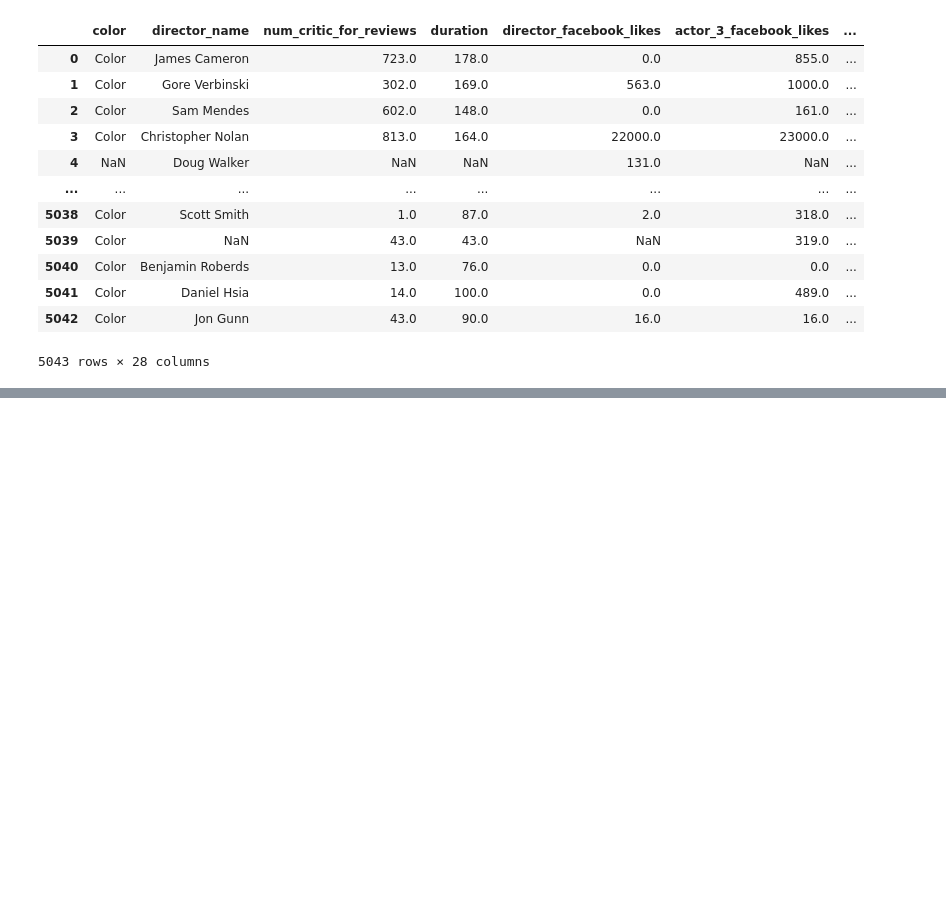
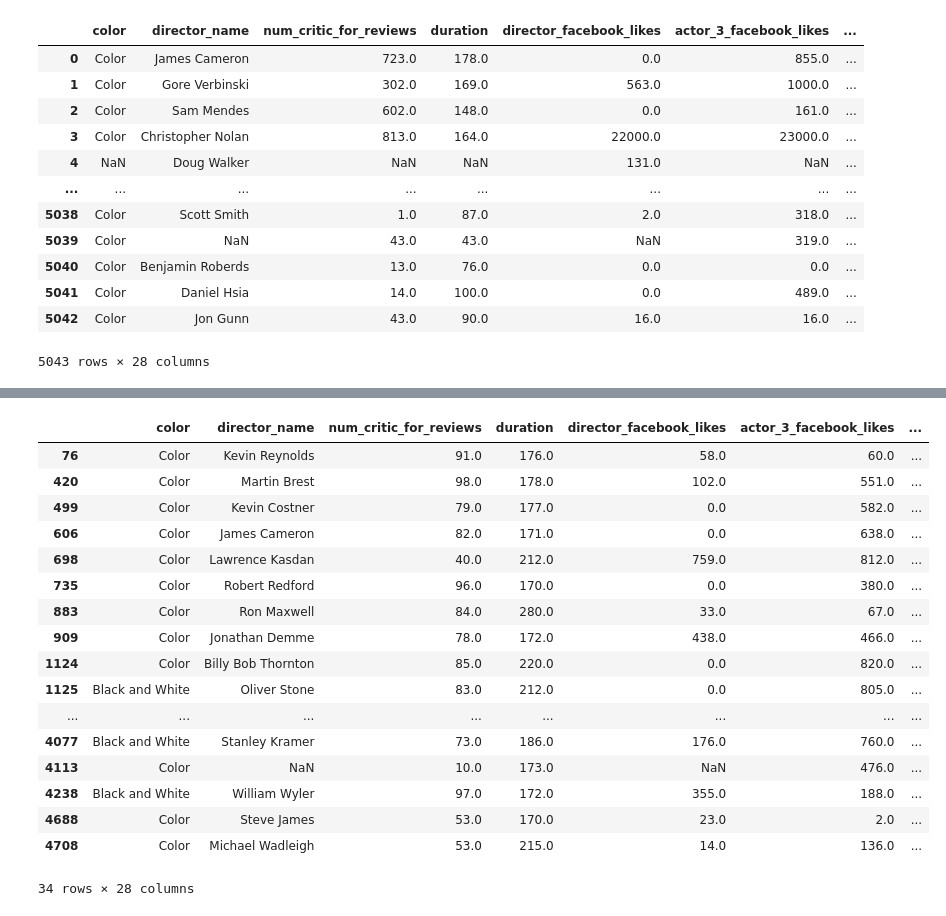
Before and after one commit to Ramesh-Bojanapu-1011/ai_python_practice, a Jupyter notebook: pandas_practive/movie_metadata.ipynb, the cells around one changed output, grey strips where cells are left out. Cells and saved outputs as stored; diff of their text form; code cells hidden in the pictures; blank space fills up the shorter version.

```diff
--- a/pandas_practive/movie_metadata.ipynb
+++ b/pandas_practive/movie_metadata.ipynb
@@ -1,9 +1,11 @@
 # %%
 import pandas as pd
 # %%
-student_mat= pd.read_csv("movie_metadata.csv", sep=",") # Reading the CSV file with semicolon separator
-student_mat_df = pd.DataFrame(student_mat)
-student_mat_df
+movie_metadata = pd.read_csv(
+    "movie_metadata.csv", sep=","
+)  # Reading the CSV file with semicolon separator
+movie_metadata_df = pd.DataFrame(movie_metadata)  # Converting to DataFrame
+movie_metadata_df
 # %% [output]
 |  | color | director_name | num_critic_for_reviews | duration | director_facebook_likes | actor_3_facebook_likes | ... |
 | 0 | Color | James Cameron | 723.0 | 178.0 | 0.0 | 855.0 | ... |
@@ -20,0 +73,30 @@ student_mat_df
+# %%
+# Filter movies that:
+# 1) have duration > 160 minutes,
+# 2) have fewer than 100 critic reviews,
+# 3) are produced in the USA
+data2 = movie_metadata_df[
+    (movie_metadata_df.duration > 160)
+    & (movie_metadata_df.num_critic_for_reviews < 100)
+    & (movie_metadata_df.country == "USA")
+]
+data2
+# %% [output]
+|  | color | director_name | num_critic_for_reviews | duration | director_facebook_likes | actor_3_facebook_likes | ... |
+| 76 | Color | Kevin Reynolds | 91.0 | 176.0 | 58.0 | 60.0 | ... |
+| 420 | Color | Martin Brest | 98.0 | 178.0 | 102.0 | 551.0 | ... |
+| 499 | Color | Kevin Costner | 79.0 | 177.0 | 0.0 | 582.0 | ... |
+| 606 | Color | James Cameron | 82.0 | 171.0 | 0.0 | 638.0 | ... |
+| 698 | Color | Lawrence Kasdan | 40.0 | 212.0 | 759.0 | 812.0 | ... |
+| 735 | Color | Robert Redford | 96.0 | 170.0 | 0.0 | 380.0 | ... |
+| 883 | Color | Ron Maxwell | 84.0 | 280.0 | 33.0 | 67.0 | ... |
+| 909 | Color | Jonathan Demme | 78.0 | 172.0 | 438.0 | 466.0 | ... |
+| 1124 | Color | Billy Bob Thornton | 85.0 | 220.0 | 0.0 | 820.0 | ... |
+| 1125 | Black and White | Oliver Stone | 83.0 | 212.0 | 0.0 | 805.0 | ... |
+| ... | ... | ... | ... | ... | ... | ... | ... |
+| 4077 | Black and White | Stanley Kramer | 73.0 | 186.0 | 176.0 | 760.0 | ... |
+| 4113 | Color | NaN | 10.0 | 173.0 | NaN | 476.0 | ... |
+| 4238 | Black and White | William Wyler | 97.0 | 172.0 | 355.0 | 188.0 | ... |
+| 4688 | Color | Steve James | 53.0 | 170.0 | 23.0 | 2.0 | ... |
+| 4708 | Color | Michael Wadleigh | 53.0 | 215.0 | 14.0 | 136.0 | ... |
+34 rows × 28 columns
```
Also changed, not shown: parts of 7 cells of this notebook.
